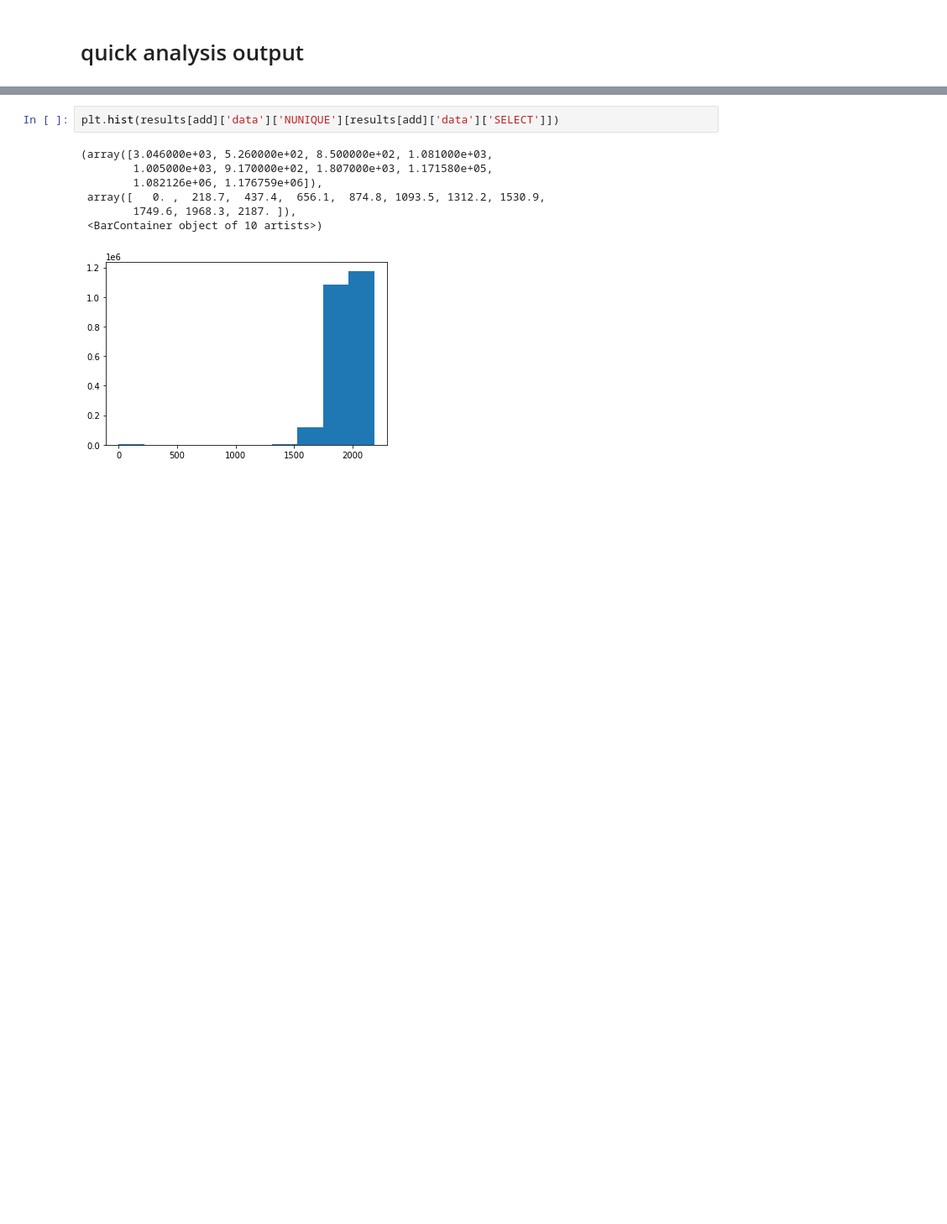
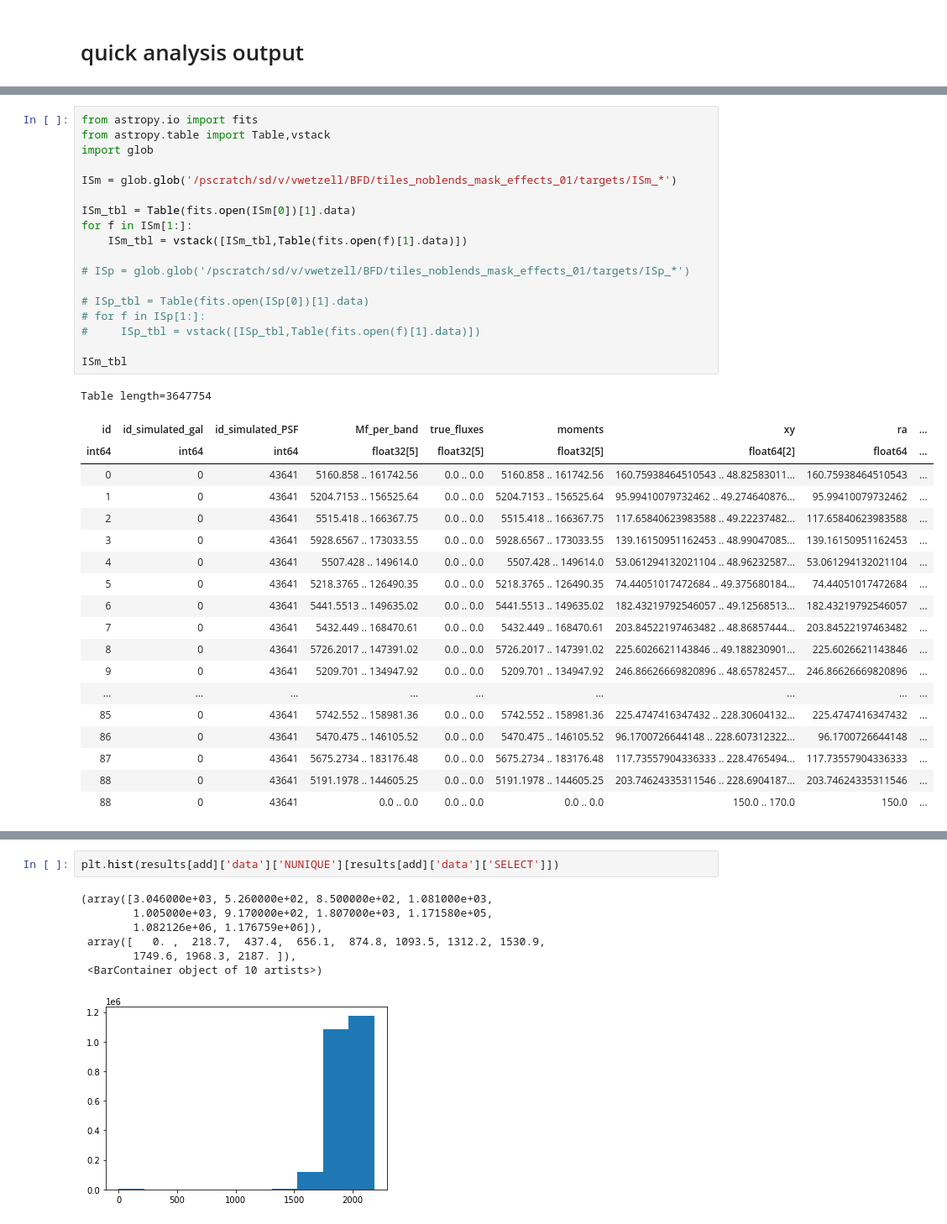
Before and after one commit to mgatti29/BFD_pipeline, a Jupyter notebook: Analysis.ipynb, the cells around one changed output, grey strips where cells are left out. Shown at 84% size. Cells and saved outputs as stored; diff of their text form; blank space fills up the shorter version.

Commit message:
Updating to astropy fitsio

```diff
--- a/Analysis.ipynb
+++ b/Analysis.ipynb
@@ -175,3 +258,41 @@ def load_obj(name):
 #g,g_cov = meanShear(out)
 #print ('{0:2.6f} +- {1:2.3f}'.format(g[0],np.sqrt(-g_cov[0,0])))
 #print ('{0:2.6f} +- {1:2.3f}'.format(g[1],np.sqrt(-g_cov[1,1])))
+# %%
+from astropy.io import fits
+from astropy.table import Table,vstack
+import glob
+
+ISm = glob.glob('/pscratch/sd/v/vwetzell/BFD/tiles_noblends_mask_effects_01/targets/ISm_*')
+
+ISm_tbl = Table(fits.open(ISm[0])[1].data)
+for f in ISm[1:]:
+    ISm_tbl = vstack([ISm_tbl,Table(fits.open(f)[1].data)])
+
+# ISp = glob.glob('/pscratch/sd/v/vwetzell/BFD/tiles_noblends_mask_effects_01/targets/ISp_*')
+
+# ISp_tbl = Table(fits.open(ISp[0])[1].data)
+# for f in ISp[1:]:
+#     ISp_tbl = vstack([ISp_tbl,Table(fits.open(f)[1].data)])
+
+ISm_tbl
+# %% [output]
+Table length=3647754
+| id | id_simulated_gal | id_simulated_PSF | Mf_per_band | true_fluxes | moments | xy | ra | ... |
+| int64 | int64 | int64 | float32[5] | float32[5] | float32[5] | float64[2] | float64 | ... |
+| 0 | 0 | 43641 | 5160.858 .. 161742.56 | 0.0 .. 0.0 | 5160.858 .. 161742.56 | 160.75938464510543 .. 48.82583011... | 160.75938464510543 | ... |
+| 1 | 0 | 43641 | 5204.7153 .. 156525.64 | 0.0 .. 0.0 | 5204.7153 .. 156525.64 | 95.99410079732462 .. 49.274640876... | 95.99410079732462 | ... |
+| 2 | 0 | 43641 | 5515.418 .. 166367.75 | 0.0 .. 0.0 | 5515.418 .. 166367.75 | 117.65840623983588 .. 49.22237482... | 117.65840623983588 | ... |
+| 3 | 0 | 43641 | 5928.6567 .. 173033.55 | 0.0 .. 0.0 | 5928.6567 .. 173033.55 | 139.16150951162453 .. 48.99047085... | 139.16150951162453 | ... |
+| 4 | 0 | 43641 | 5507.428 .. 149614.0 | 0.0 .. 0.0 | 5507.428 .. 149614.0 | 53.061294132021104 .. 48.96232587... | 53.061294132021104 | ... |
+| 5 | 0 | 43641 | 5218.3765 .. 126490.35 | 0.0 .. 0.0 | 5218.3765 .. 126490.35 | 74.44051017472684 .. 49.375680184... | 74.44051017472684 | ... |
+| 6 | 0 | 43641 | 5441.5513 .. 149635.02 | 0.0 .. 0.0 | 5441.5513 .. 149635.02 | 182.43219792546057 .. 49.12568513... | 182.43219792546057 | ... |
+| 7 | 0 | 43641 | 5432.449 .. 168470.61 | 0.0 .. 0.0 | 5432.449 .. 168470.61 | 203.84522197463482 .. 48.86857444... | 203.84522197463482 | ... |
+| 8 | 0 | 43641 | 5726.2017 .. 147391.02 | 0.0 .. 0.0 | 5726.2017 .. 147391.02 | 225.6026621143846 .. 49.188230901... | 225.6026621143846 | ... |
+| 9 | 0 | 43641 | 5209.701 .. 134947.92 | 0.0 .. 0.0 | 5209.701 .. 134947.92 | 246.86626669820896 .. 48.65782457... | 246.86626669820896 | ... |
+| ... | ... | ... | ... | ... | ... | ... | ... | ... |
+| 85 | 0 | 43641 | 5742.552 .. 158981.36 | 0.0 .. 0.0 | 5742.552 .. 158981.36 | 225.4747416347432 .. 228.30604132... | 225.4747416347432 | ... |
+| 86 | 0 | 43641 | 5470.475 .. 146105.52 | 0.0 .. 0.0 | 5470.475 .. 146105.52 | 96.1700726644148 .. 228.607312322... | 96.1700726644148 | ... |
+| 87 | 0 | 43641 | 5675.2734 .. 183176.48 | 0.0 .. 0.0 | 5675.2734 .. 183176.48 | 117.73557904336333 .. 228.4765494... | 117.73557904336333 | ... |
+| 88 | 0 | 43641 | 5191.1978 .. 144605.25 | 0.0 .. 0.0 | 5191.1978 .. 144605.25 | 203.74624335311546 .. 228.6904187... | 203.74624335311546 | ... |
+| 88 | 0 | 43641 | 0.0 .. 0.0 | 0.0 .. 0.0 | 0.0 .. 0.0 | 150.0 .. 170.0 | 150.0 | ... |
```
Also changed, not shown: parts of 6 cells of this notebook, 7 other files.
